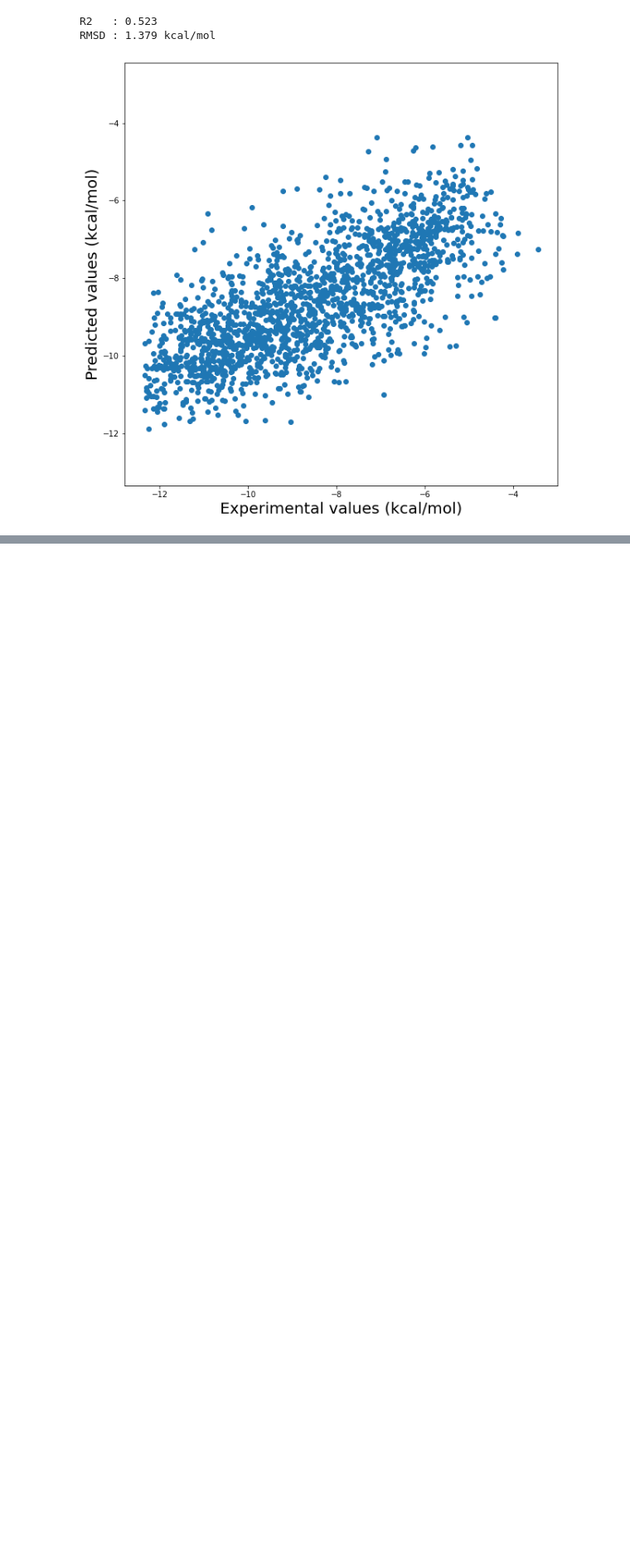
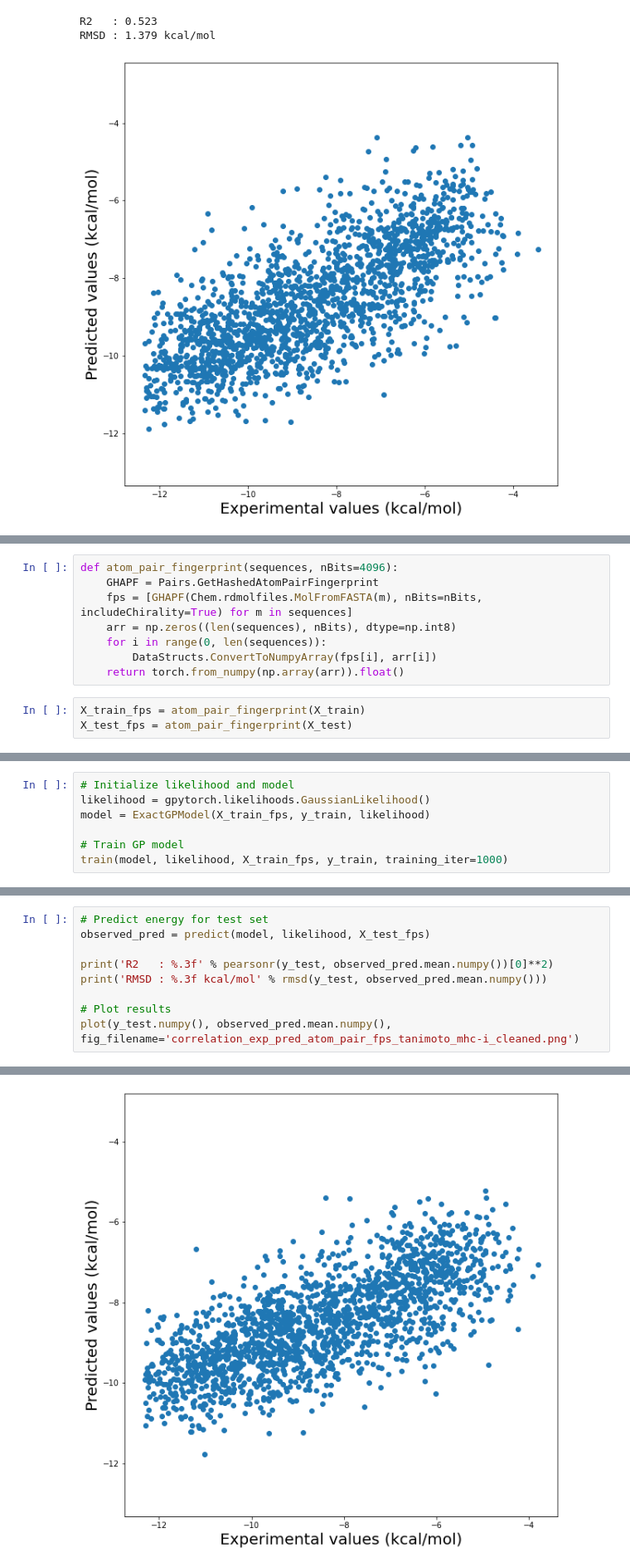
Before and after one commit to jeeberhardt/mobius, a Jupyter notebook: data/mhc/Untitled.ipynb, the cells around one changed output, grey strips where cells are left out. Shown at 83% size. Drawn from its saved outputs; the diff is of its cells as text; blank space fills up the shorter version.

```diff
--- a/data/mhc/Untitled.ipynb
+++ b/data/mhc/Untitled.ipynb
@@ -884,0 +1128,11 @@ X_train_fps[0].shape
+# %%
+def atom_pair_fingerprint(sequences, nBits=4096):
+    GHAPF = Pairs.GetHashedAtomPairFingerprint
+    fps = [GHAPF(Chem.rdmolfiles.MolFromFASTA(m), nBits=nBits, includeChirality=True) for m in sequences]
+    arr = np.zeros((len(sequences), nBits), dtype=np.int8)
+    for i in range(0, len(sequences)):
+        DataStructs.ConvertToNumpyArray(fps[i], arr[i])
+    return torch.from_numpy(np.array(arr)).float()
+# %%
+X_train_fps = atom_pair_fingerprint(X_train)
+X_test_fps = atom_pair_fingerprint(X_test)
@@ -884,0 +1204,7 @@ X_train_fps[0].shape
+# %%
+# Initialize likelihood and model
+likelihood = gpytorch.likelihoods.GaussianLikelihood()
+model = ExactGPModel(X_train_fps, y_train, likelihood)
+
+# Train GP model
+train(model, likelihood, X_train_fps, y_train, training_iter=1000)
@@ -884,0 +1229,10 @@ X_train_fps[0].shape
+# %%
+# Predict energy for test set
+observed_pred = predict(model, likelihood, X_test_fps)
+
+print('R2   : %.3f' % pearsonr(y_test, observed_pred.mean.numpy())[0]**2)
+print('RMSD : %.3f kcal/mol' % rmsd(y_test, observed_pred.mean.numpy()))
+
+# Plot results
+plot(y_test.numpy(), observed_pred.mean.numpy(), fig_filename='correlation_exp_pred_atom_pair_fps_tanimoto_mhc-i_cleaned.png')
+# %% [output]
@@ -884,0 +1241 @@ X_train_fps[0].shape
+[figure, added]
```
Also changed, not shown: parts of 27 cells of this notebook, 6 other files.
